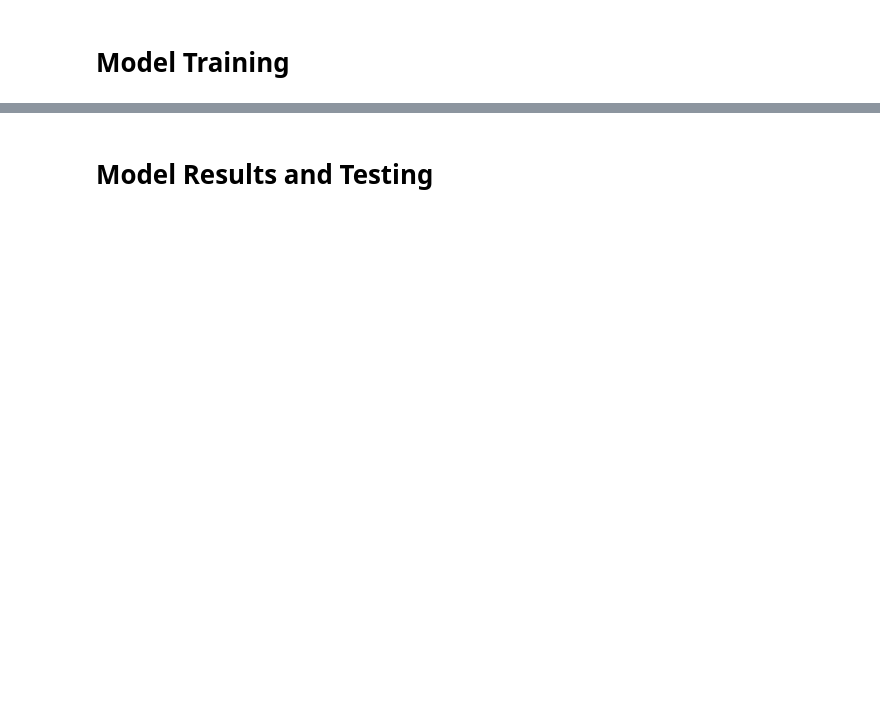
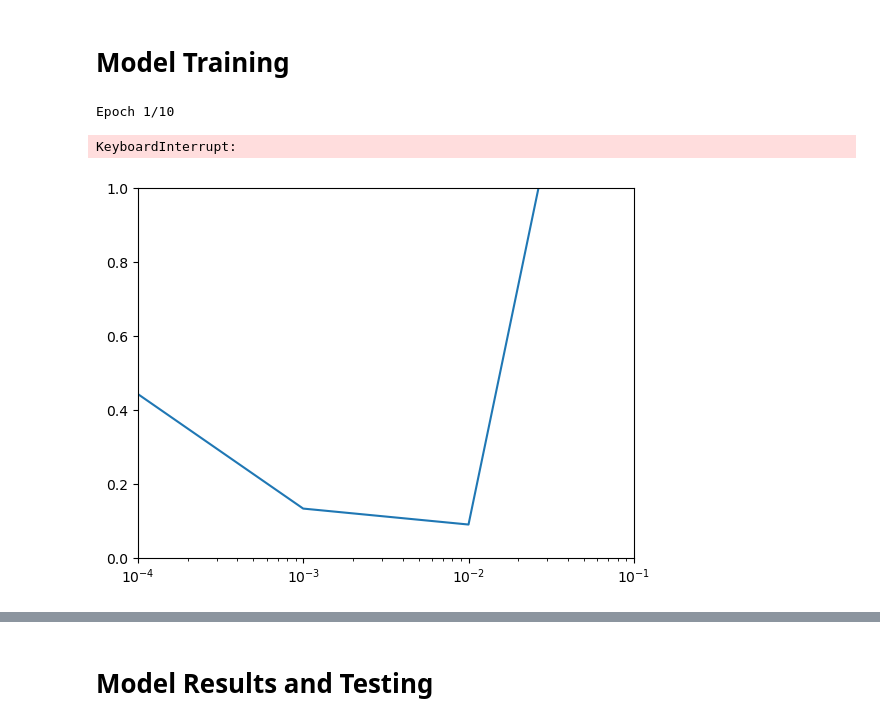
Before and after one commit to rayhannarindran/fitmotion_model, a Jupyter notebook: trainingScript.ipynb, the cells around one changed output, grey strips where cells are left out. Drawn from its saved outputs; the diff is of its cells as text; code cells hidden in the pictures; blank space fills up the shorter version.

Commit message:
Added model

```diff
--- a/trainingScript.ipynb
+++ b/trainingScript.ipynb
@@ -89,0 +125,8 @@ labels = ['dws', 'ups', 'wlk', 'jog', 'std']
+# %%
+from sklearn.preprocessing import LabelEncoder
+
+lEncoder = LabelEncoder()
+labels = lEncoder.fit(df.category)
+df['code'] = lEncoder.transform(df.category)
+df.drop('category', axis=1, inplace=True)
+df
@@ -89,0 +147,8 @@ labels = ['dws', 'ups', 'wlk', 'jog', 'std']
+# %%
+from sklearn.model_selection import train_test_split
+
+x_columns = df.iloc[:, 0:12]
+y_columns = df.iloc[:, 12:13]
+
+trainx, testx, trainy, testy = train_test_split(x_columns, y_columns, test_size=0.2, shuffle=False)
+assert(len(trainx) == len(trainy))
@@ -91,0 +206,5 @@ labels = ['dws', 'ups', 'wlk', 'jog', 'std']
+# %%
+from keras.utils import to_categorical
+
+tty = to_categorical(ty, num_classes=NUM_CLASSES)
+vvy = to_categorical(vy, num_classes=NUM_CLASSES)
@@ -91,0 +216,27 @@ labels = ['dws', 'ups', 'wlk', 'jog', 'std']
+# %%
+model_tune = Sequential(
+    [
+        Input(shape=(WINDOW_LENGTH, NUM_FEATURES)),
+        GRU(6, input_shape=(NUM_FEATURES, NUM_FEATURES), return_sequences=True),
+        Flatten(),
+        Dense(128, activation='relu'),
+        Dense(NUM_CLASSES, activation='softmax')
+    ]
+)
+
+lr_schedule = keras.callbacks.LearningRateScheduler(lambda epoch: 1e-8 * 10**(epoch))
+optimizer = keras.optimizers.Adam()
+model_tune.compile(optimizer=optimizer, loss='categorical_crossentropy', metrics=['accuracy'])
+history = model_tune.fit(tx, tty, epochs=EPOCHS_SIZE, batch_size=BATCH_SIZE, validation_data=(vx, vvy), callbacks=[lr_schedule])
+# %% [output]
+Epoch 1/10
+KeyboardInterrupt:
+# %%
+# Plotting the training and validation loss
+import matplotlib.pyplot as plt
+
+plt.semilogx(history.history['lr'], history.history['loss'])
+plt.axis([1e-4, 1e-1, 0, 1])
+plt.show()
+# %% [output]
+[figure, added]
```
Also changed, not shown: parts of 13 cells of this notebook.
